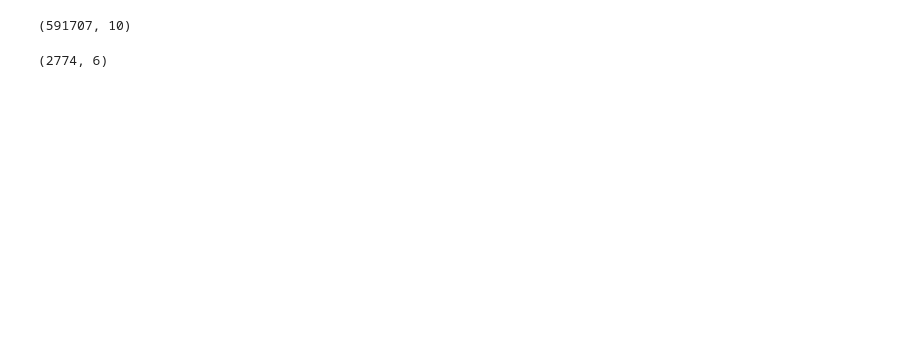
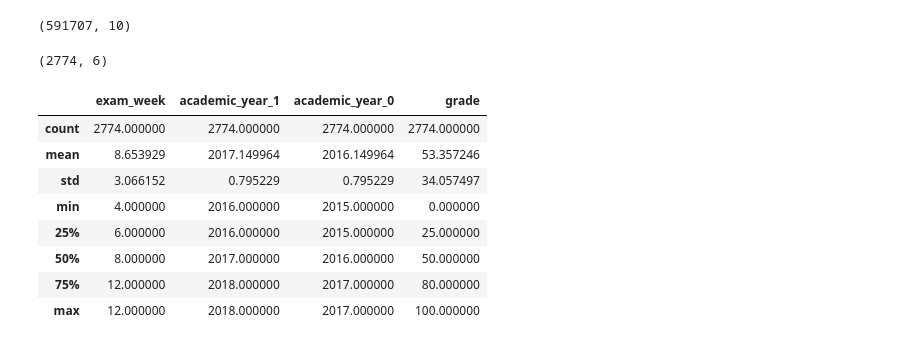
Before and after one commit to spindive/mrp_files, a Jupyter notebook: mrp_main_fl.ipynb, the cells around one changed output. Drawn from its saved outputs; the diff is of its cells as text; code cells hidden in the pictures; blank space fills up the shorter version.

```diff
--- a/mrp_main_fl.ipynb
+++ b/mrp_main_fl.ipynb
@@ -43,0 +46,12 @@ df_grades.shape
+# %%
+df_grades.describe()
+# %% [output]
+|  | exam_week | academic_year_1 | academic_year_0 | grade |
+| count | 2774.000000 | 2774.000000 | 2774.000000 | 2774.000000 |
+| mean | 8.653929 | 2017.149964 | 2016.149964 | 53.357246 |
+| std | 3.066152 | 0.795229 | 0.795229 | 34.057497 |
+| min | 4.000000 | 2016.000000 | 2015.000000 | 0.000000 |
+| 25% | 6.000000 | 2016.000000 | 2015.000000 | 25.000000 |
+| 50% | 8.000000 | 2017.000000 | 2016.000000 | 50.000000 |
+| 75% | 12.000000 | 2018.000000 | 2017.000000 | 80.000000 |
+| max | 12.000000 | 2018.000000 | 2017.000000 | 100.000000 |
```
Also changed, not shown: parts of 11 cells of this notebook.
